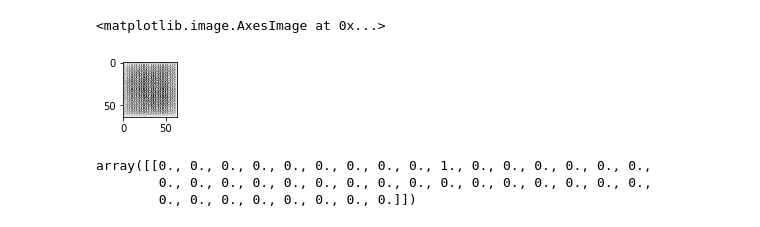
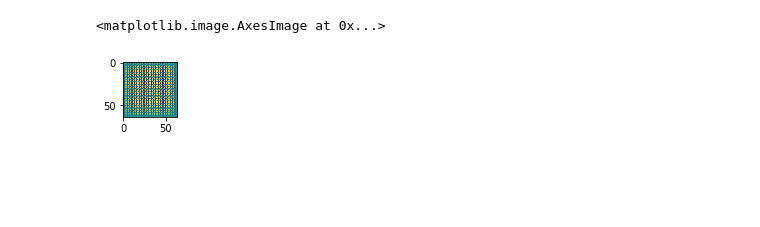
Before and after one commit to pptr3/face-generation-gan-keras, a Jupyter notebook: cDigit.ipynb, the cells around one changed output. Drawn from its saved outputs; the diff is of its cells as text; code cells hidden in the pictures; blank space fills up the shorter version.

Commit message:
add code to plot conditioned images

```diff
--- a/cDigit.ipynb
+++ b/cDigit.ipynb
@@ -246,19 +258,19 @@ def save_plot(examples, n):
         pyplot.imshow(examples[i, :, :, 0], cmap='gray_r')
     pyplot.show()
 # %%
-model = load_model('cgan_models/cgan_generator.h5')
+model = load_model('cgan_models/cgan_generator10.h5')
 # %%
 latent_points, labels = generate_latent_points(100, 1)
 # specify labels
 labels = np.zeros((1,40))
 labels[0][9] = 1
 # generate images
 X = model.predict([latent_points, labels])
 # scale from [-1,1] to [0,1]
 X = (X + 1) / 2.0
 # plot the result
 plt.figure(figsize=(1,1))
-pyplot.imshow(X[0, :, :, 0], )
+pyplot.imshow(X[0, :, :, 0])
 # %% [output]
 <matplotlib.image.AxesImage at 0x...>
-[figure, old version]
+[figure, new version]
@@ -267,8 +276,0 @@ pyplot.imshow(X[0, :, :, 0], )
-# %%
-labels = np.zeros((1,40))
-labels[0][9] = 1
-labels
-# %% [output]
-array([[0., 0., 0., 0., 0., 0., 0., 0., 0., 1., 0., 0., 0., 0., 0., 0.,
-        0., 0., 0., 0., 0., 0., 0., 0., 0., 0., 0., 0., 0., 0., 0., 0.,
-        0., 0., 0., 0., 0., 0., 0., 0.]])
```
Also changed, not shown: parts of 4 cells of this notebook.
